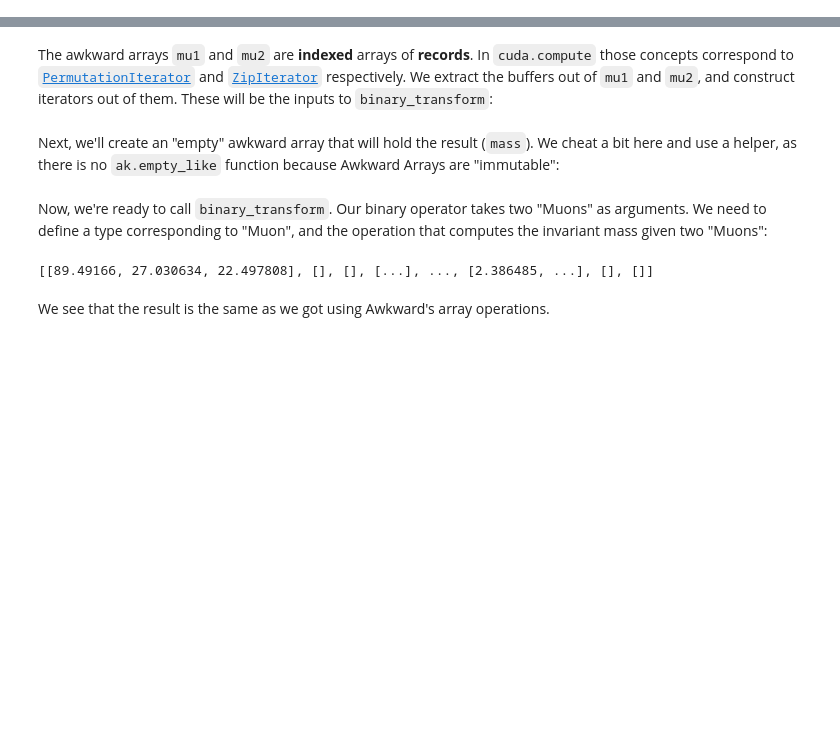
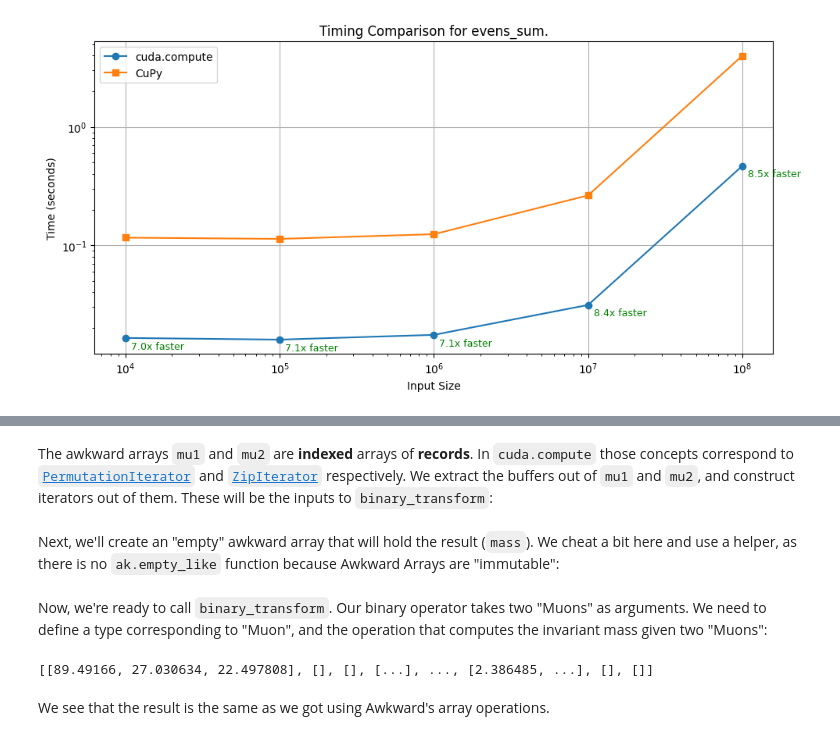
Before and after one commit to shwina/awkward-cccl, a Jupyter notebook: awkward-cccl.ipynb, the cells around one changed output, grey strips where cells are left out. Drawn from its saved outputs; the diff is of its cells as text; code cells hidden in the pictures; blank space fills up the shorter version.

```diff
--- a/awkward-cccl.ipynb
+++ b/awkward-cccl.ipynb
@@ -201,0 +320,17 @@ from ak_helpers import *
+# %%
+"""
+Using `reduce_into()` with a custom binary operation
+"""
+
+# Define a custom binary operation for the reduction.
+def sum_even_op(a, b):
+    return (a if a % 2 == 0 else 0) + (b if b % 2 == 0 else 0)
+
+d_input = cp.array([2, 3, 5, 1, 7, 6, 8, 4], dtype=np.int32)
+d_output = cp.empty(1, dtype=np.int32)
+h_init = np.array([0], dtype=np.int32)
+
+# Call `reduce_into()` passing the function above for the binary operation:
+reduce_into(d_input, d_output, sum_even_op, len(d_input), h_init)
+result = d_output.get()[0]
+print(f"Sum of even values with `cuda.compute`: {result}")
@@ -201,0 +341,73 @@ from ak_helpers import *
+# %%
+"""
+Compare the performance of the `cuda.compute` implementation with a naive CuPy implementation
+"""
+
+import timeit
+
+import cupy as cp
+import numpy as np
+
+from cuda.compute import reduce_into
+
+def sum_even_op(a, b):
+    return (a if a % 2 == 0 else 0) + (b if b % 2 == 0 else 0)
+
+def evens_sum_cupy(d_input, d_output, h_init):
+    # ignore h_init
+    cp.sum(d_input[d_input % 2 == 0], out=d_output[0])
+
+def evens_sum_comp(d_input, d_output, h_init):
+    # note, using `op` as the binary operation, rather than `OpKind.PLUS`:
+    reduce_into(d_input, d_output, sum_even_op, len(d_input), h_init)
+
+def time_gpu_func(f, *args, **kwargs):
+    cp.cuda.Device().synchronize()
+    t1 = timeit.default_timer()
+    n = 1_000
+    for i in range(n):
+        f(*args, **kwargs)
+        cp.cuda.Device().synchronize()
+    t2 = timeit.default_timer()
+    return t2 - t1
+
+sizes = [10_000, 100_000, 1_000_000, 10_000_000, 100_000_000]
+comp_times = []
+cp_times = []
+
+for n in sizes:
+    d_input = cp.random.randint(low=0, high=10, size=n, dtype=np.int32)
+    d_out = cp.empty(1, dtype=np.int32)
+    h_init = np.array([0], dtype=np.int32)
+
+    comp_times.append(time_gpu_func(evens_sum_comp, d_input, d_out, h_init))
+    cp_times.append(time_gpu_func(evens_sum_cupy, d_input, d_out, h_init))
+
+import matplotlib.pyplot as plt
+
+# Plotting
+fig = plt.figure(figsize=(10, 5))
+plt.loglog(sizes, comp_times, marker='o', label='cuda.compute')
+plt.loglog(sizes, cp_times, marker='s', label='CuPy')
+
+# Annotate each cuda.ccl point with speedup vs CuPy
+for x, t_comp, t_cp in zip(sizes, comp_times, cp_times):
+    speedup = t_cp / t_comp
+    label = f"{speedup:.1f}x faster"
+    plt.annotate(label,
+                 (x, t_comp),
+                 textcoords="offset points",
+                 xytext=(5, -10),  # offset position
+                 ha='left',
+                 fontsize=9,
+                 color='green')
+
+# Labels and title
+plt.xlabel('Input Size')
+plt.ylabel('Time (seconds)')
+plt.title('Timing Comparison for evens_sum.')
+plt.legend()
+plt.grid(True)
+plt.tight_layout()
+# %% [output]
+[figure, added]
```
Also changed, not shown: parts of 152 cells of this notebook, 22 other files.
